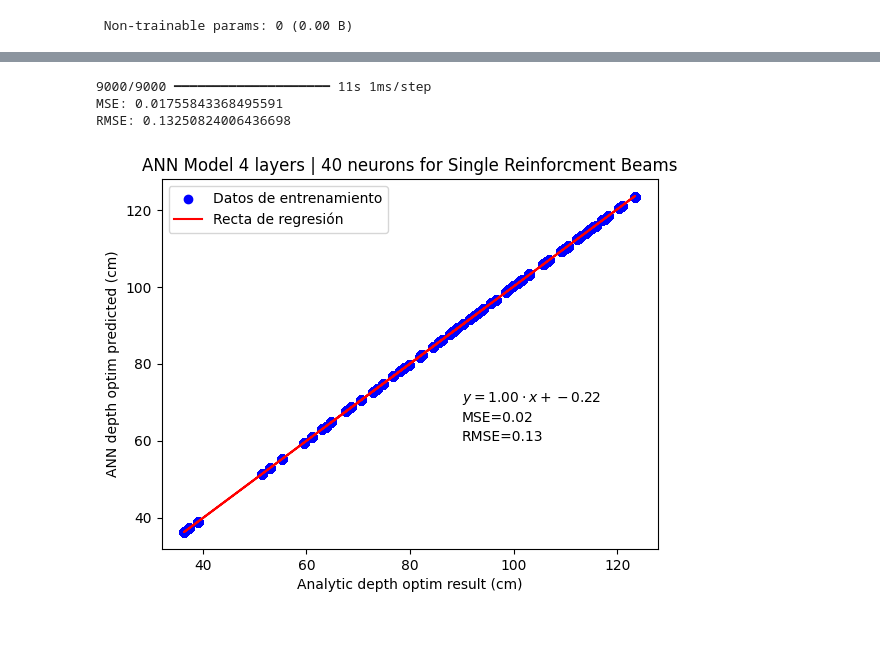
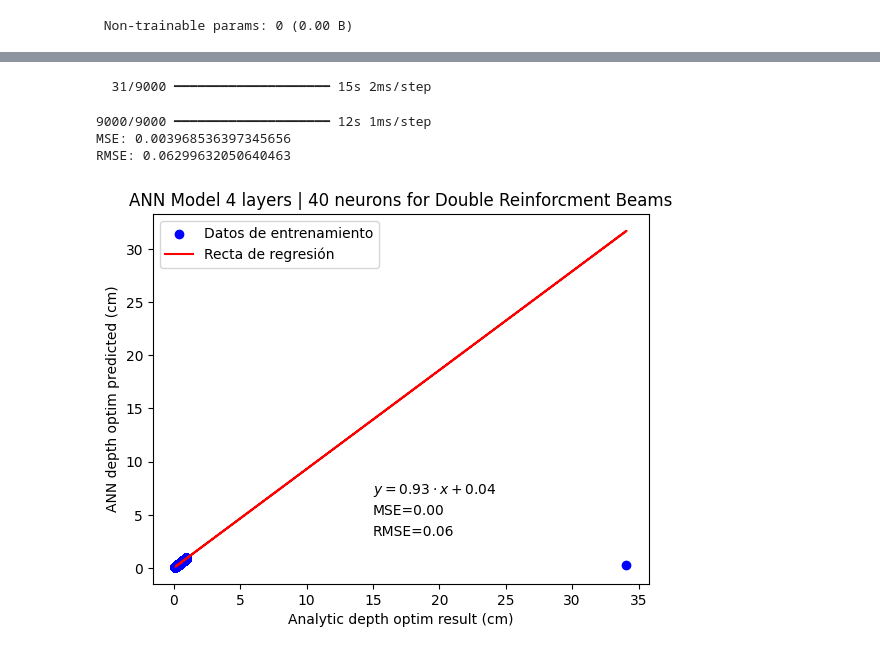
Before and after one commit to orjan3/Automating_Structural_Design_of_a_building_Using_ML_and_APIs, a Jupyter notebook: ANN_Vigas_dopt_v2_dbr.ipynb, the cells around one changed output, grey strips where cells are left out. Saved outputs shown, nothing was run; the diff lists cells and outputs as text; code cells hidden in the pictures.

```diff
--- a/ANN_Vigas_dopt_v2_dbr.ipynb
+++ b/ANN_Vigas_dopt_v2_dbr.ipynb
@@ -160,41 +160,42 @@ Epoch 20/20
 # %%
 import numpy as np
 from sklearn.metrics import mean_squared_error
 import matplotlib.pyplot as plt
 
 # Calculamos las predicciones del modelo
 y_pred = model.predict(xtrain)
 
 # Calculamos el MSE
 mse = mean_squared_error(ytrain, y_pred)
 print("MSE:", mse)
 
 # Calculamos el RMSE
 rmse = np.sqrt(mse)
 print("RMSE:", rmse)
 
 # Obtenemos los coeficientes de la recta de regresión
 m, b = np.polyfit(ytrain, y_pred, 1)
 
 # Ploteo de resultados
 plt.scatter(ytrain, y_pred, color='blue', label='Datos de entrenamiento')
 plt.plot(ytrain, m*ytrain + b, color='red', label='Recta de regresión')
 
 # Añadimos la ecuación de la recta de regresión al gráfico y el valor del RMSE
-plt.text(90, 70, f'$y = {m[0]:.2f} \cdot x + {b[0]:.2f}$', fontsize=10)
-plt.text(90, 65, f'MSE={mse:.2f}', fontsize=10)
-plt.text(90, 60, f'RMSE={rmse:.2f}', fontsize=10)
+plt.text(15, 7, f'$y = {m[0]:.2f} \cdot x + {b[0]:.2f}$', fontsize=10)
+plt.text(15, 5, f'MSE={mse:.2f}', fontsize=10)
+plt.text(15, 3, f'RMSE={rmse:.2f}', fontsize=10)
 
 plt.xlabel("Analytic depth optim result (cm)")
 plt.ylabel("ANN depth optim predicted (cm)")
-plt.title("ANN Model 4 layers | 40 neurons for Single Reinforcment Beams")
+plt.title("ANN Model 4 layers | 40 neurons for Double Reinforcment Beams")
 plt.legend()
 plt.show()
 # %% [output]
-9000/9000 ━━━━━━━━━━━━━━━━━━━━ 11s 1ms/step
-MSE: 0.01755843368495591
-RMSE: 0.13250824006436698
+  31/9000 ━━━━━━━━━━━━━━━━━━━━ 15s 2ms/step
+9000/9000 ━━━━━━━━━━━━━━━━━━━━ 12s 1ms/step
+MSE: 0.003968536397345656
+RMSE: 0.06299632050640463
-[figure, old version]
+[figure, new version]
 # %%
 plt.boxplot(ytest,"o")
 # %% [output]
```
Also changed, not shown: parts of 6 cells of this notebook, 2 other files.
